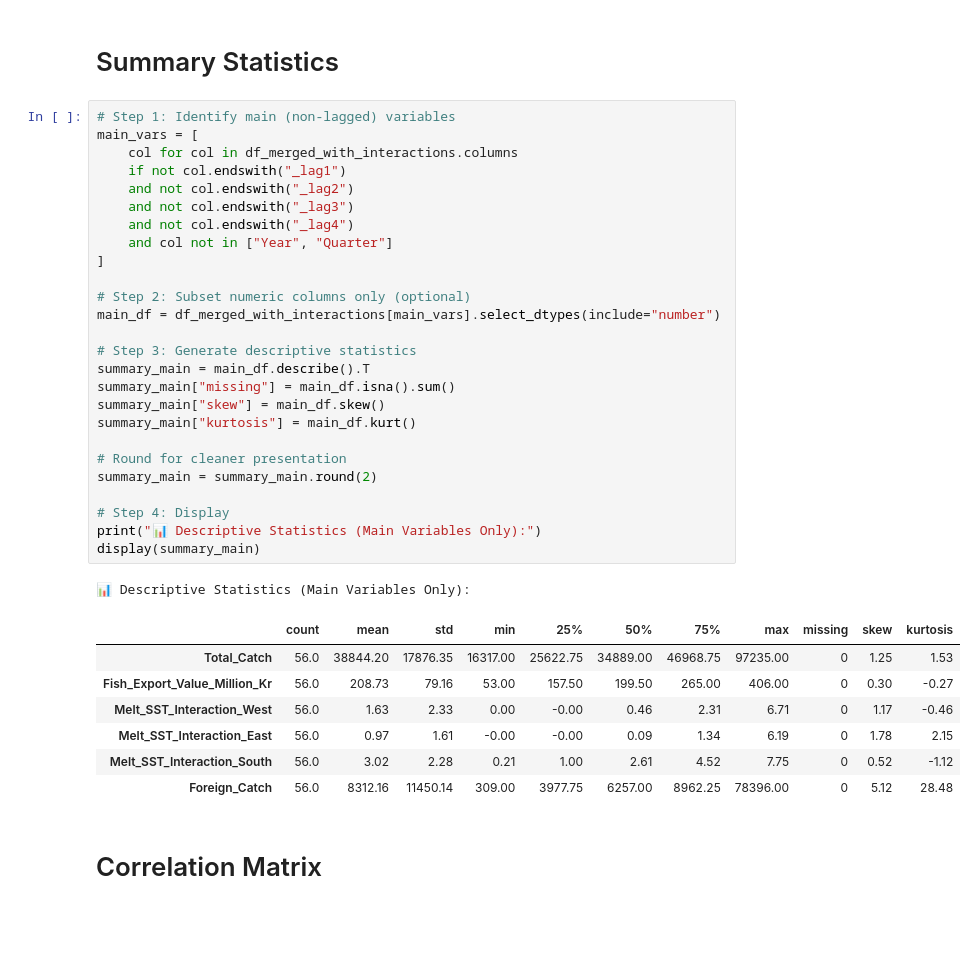
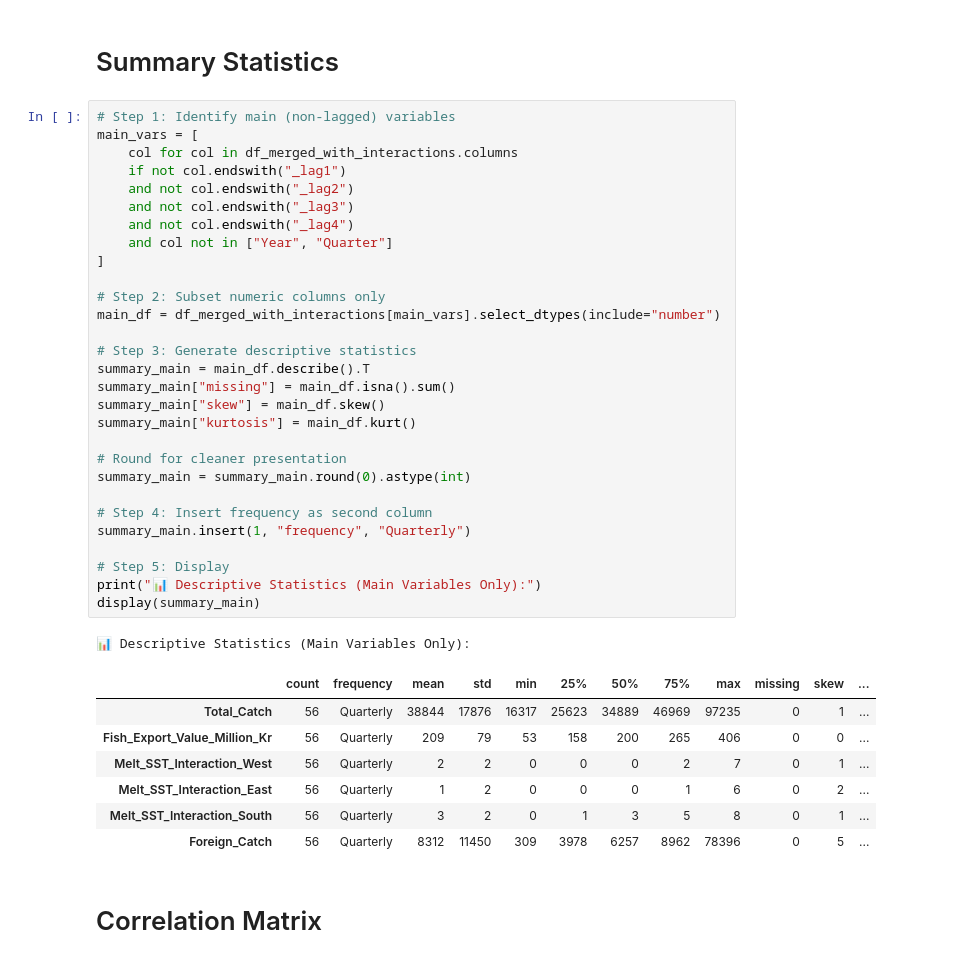
Before and after one commit to ccspen21/greenland-fishery-nowcast-2025, a Jupyter notebook: model_run_reports.ipynb, the cells around one changed output. Cells and saved outputs as stored; diff of their text form; blank space fills up the shorter version.

```diff
--- a/model_run_reports.ipynb
+++ b/model_run_reports.ipynb
@@ -271,38 +265,41 @@ display(df_merged_with_interactions.head())
 # %%
 # Step 1: Identify main (non-lagged) variables
 main_vars = [
     col for col in df_merged_with_interactions.columns
     if not col.endswith("_lag1")
     and not col.endswith("_lag2")
     and not col.endswith("_lag3")
     and not col.endswith("_lag4")
     and col not in ["Year", "Quarter"]
 ]
 
-# Step 2: Subset numeric columns only (optional)
+# Step 2: Subset numeric columns only
 main_df = df_merged_with_interactions[main_vars].select_dtypes(include="number")
 
 # Step 3: Generate descriptive statistics
 summary_main = main_df.describe().T
 summary_main["missing"] = main_df.isna().sum()
 summary_main["skew"] = main_df.skew()
 summary_main["kurtosis"] = main_df.kurt()
 
 # Round for cleaner presentation
-summary_main = summary_main.round(2)
+summary_main = summary_main.round(0).astype(int)
 
-# Step 4: Display
+# Step 4: Insert frequency as second column
+summary_main.insert(1, "frequency", "Quarterly")
+
+# Step 5: Display
 print("📊 Descriptive Statistics (Main Variables Only):")
 display(summary_main)
 # %% [output]
 📊 Descriptive Statistics (Main Variables Only):
-|  | count | mean | std | min | 25% | 50% | 75% | max | missing | skew | kurtosis |
-| Total_Catch | 56.0 | 38844.20 | 17876.35 | 16317.00 | 25622.75 | 34889.00 | 46968.75 | 97235.00 | 0 | 1.25 | 1.53 |
-| Fish_Export_Value_Million_Kr | 56.0 | 208.73 | 79.16 | 53.00 | 157.50 | 199.50 | 265.00 | 406.00 | 0 | 0.30 | -0.27 |
-| Melt_SST_Interaction_West | 56.0 | 1.63 | 2.33 | 0.00 | -0.00 | 0.46 | 2.31 | 6.71 | 0 | 1.17 | -0.46 |
-| Melt_SST_Interaction_East | 56.0 | 0.97 | 1.61 | -0.00 | -0.00 | 0.09 | 1.34 | 6.19 | 0 | 1.78 | 2.15 |
-| Melt_SST_Interaction_South | 56.0 | 3.02 | 2.28 | 0.21 | 1.00 | 2.61 | 4.52 | 7.75 | 0 | 0.52 | -1.12 |
-| Foreign_Catch | 56.0 | 8312.16 | 11450.14 | 309.00 | 3977.75 | 6257.00 | 8962.25 | 78396.00 | 0 | 5.12 | 28.48 |
+|  | count | frequency | mean | std | min | 25% | 50% | 75% | max | missing | skew | ... |
+| Total_Catch | 56 | Quarterly | 38844 | 17876 | 16317 | 25623 | 34889 | 46969 | 97235 | 0 | 1 | ... |
+| Fish_Export_Value_Million_Kr | 56 | Quarterly | 209 | 79 | 53 | 158 | 200 | 265 | 406 | 0 | 0 | ... |
+| Melt_SST_Interaction_West | 56 | Quarterly | 2 | 2 | 0 | 0 | 0 | 2 | 7 | 0 | 1 | ... |
+| Melt_SST_Interaction_East | 56 | Quarterly | 1 | 2 | 0 | 0 | 0 | 1 | 6 | 0 | 2 | ... |
+| Melt_SST_Interaction_South | 56 | Quarterly | 3 | 2 | 0 | 1 | 3 | 5 | 8 | 0 | 1 | ... |
+| Foreign_Catch | 56 | Quarterly | 8312 | 11450 | 309 | 3978 | 6257 | 8962 | 78396 | 0 | 5 | ... |
 # %% [markdown]
 # Correlation Matrix
 # %%
```
Also changed, not shown: parts of 5 cells of this notebook.
